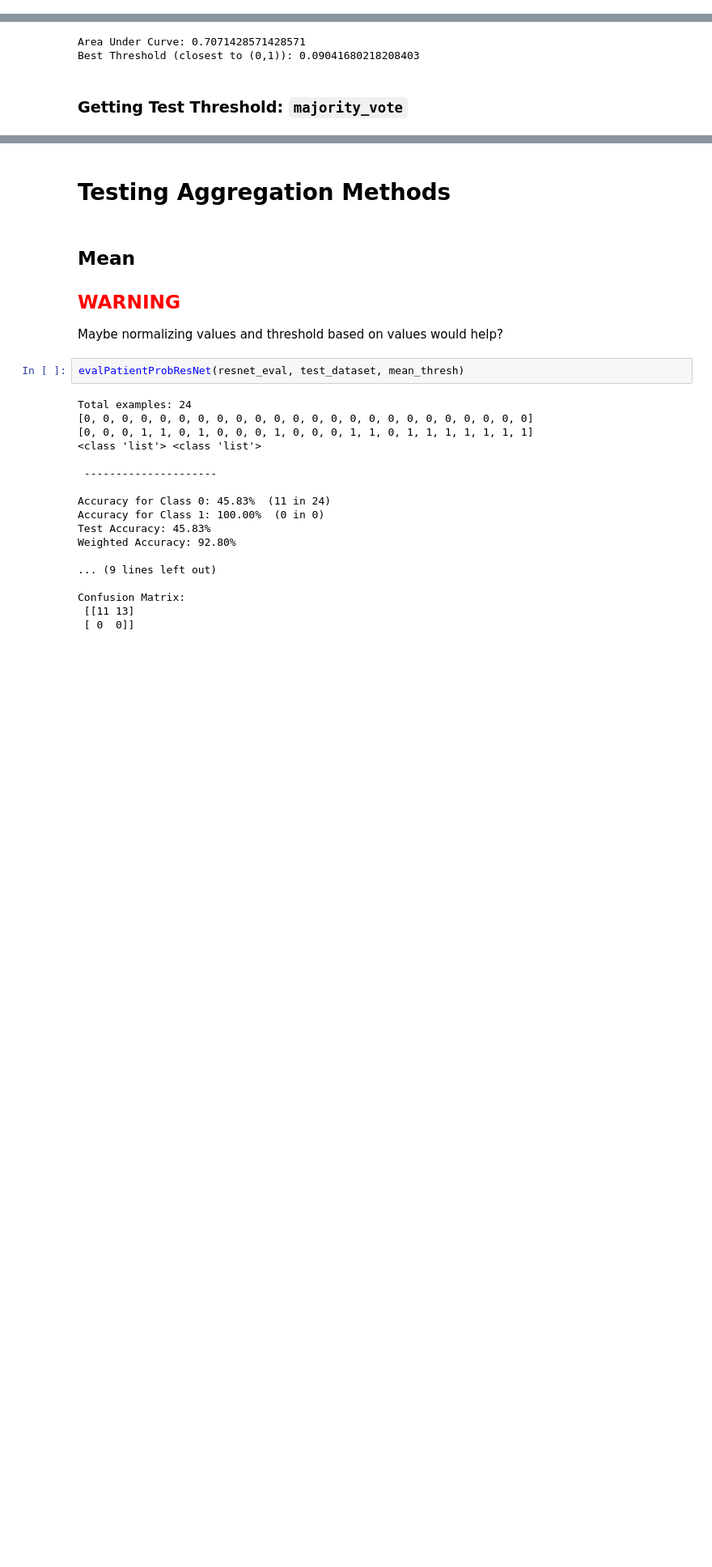
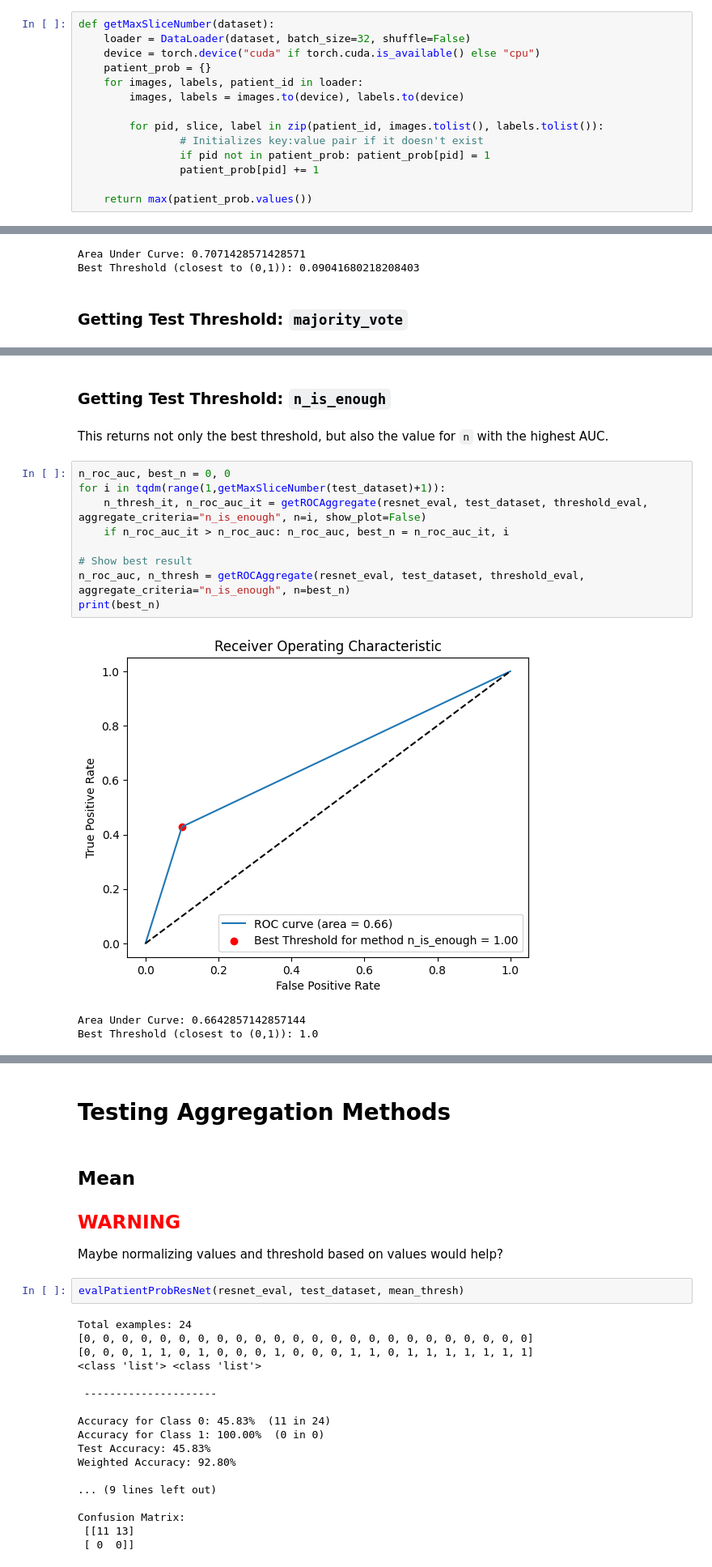
Before and after one commit to rafael-andre1/AI-for-Interstitial-Lung-Disease-Classification, a Jupyter notebook: 3 - resnetTesting/3.3 - evalAsPatient/Part 1 - aggregateProbabilities.ipynb, the cells around one changed output, grey strips where cells are left out. Shown at 81% size. Saved outputs shown, nothing was run; the diff lists cells and outputs as text; blank space fills up the shorter version.

```diff
--- a/3 - resnetTesting/3.3 - evalAsPatient/Part 1 - aggregateProbabilities.ipynb
+++ b/3 - resnetTesting/3.3 - evalAsPatient/Part 1 - aggregateProbabilities.ipynb
@@ -476,4 +478,18 @@ However, this introduces a challenge in implementation. In order to find the bes
  - **Performing a sweep** of best thresholds based on the **best mean threshold**.
 
 After discussing with supervisors, the first option was chosen as the best candidate.
+# %%
+def getMaxSliceNumber(dataset):
+    loader = DataLoader(dataset, batch_size=32, shuffle=False)
+    device = torch.device("cuda" if torch.cuda.is_available() else "cpu")
+    patient_prob = {}
+    for images, labels, patient_id in loader:
+        images, labels = images.to(device), labels.to(device)
+
+        for pid, slice, label in zip(patient_id, images.tolist(), labels.tolist()):
+                # Initializes key:value pair if it doesn't exist
+                if pid not in patient_prob: patient_prob[pid] = 1
+                patient_prob[pid] += 1
+
+    return max(patient_prob.values())
 # %%
@@ -660,0 +667,17 @@ Best Threshold (closest to (0,1)): inf
+# %% [markdown]
+### Getting Test Threshold: `n_is_enough`
+# %% [markdown]
+This returns not only the best threshold, but also the value for `n` with the highest AUC.
+# %%
+n_roc_auc, best_n = 0, 0
+for i in tqdm(range(1,getMaxSliceNumber(test_dataset)+1)):
+    n_thresh_it, n_roc_auc_it = getROCAggregate(resnet_eval, test_dataset, threshold_eval, aggregate_criteria="n_is_enough", n=i, show_plot=False)
+    if n_roc_auc_it > n_roc_auc: n_roc_auc, best_n = n_roc_auc_it, i
+
+# Show best result
+n_roc_auc, n_thresh = getROCAggregate(resnet_eval, test_dataset, threshold_eval, aggregate_criteria="n_is_enough", n=best_n)
+print(best_n)
+# %% [output]
+[figure, added]
+Area Under Curve: 0.6642857142857144
+Best Threshold (closest to (0,1)): 1.0
```
Also changed, not shown: parts of 7 cells of this notebook.
